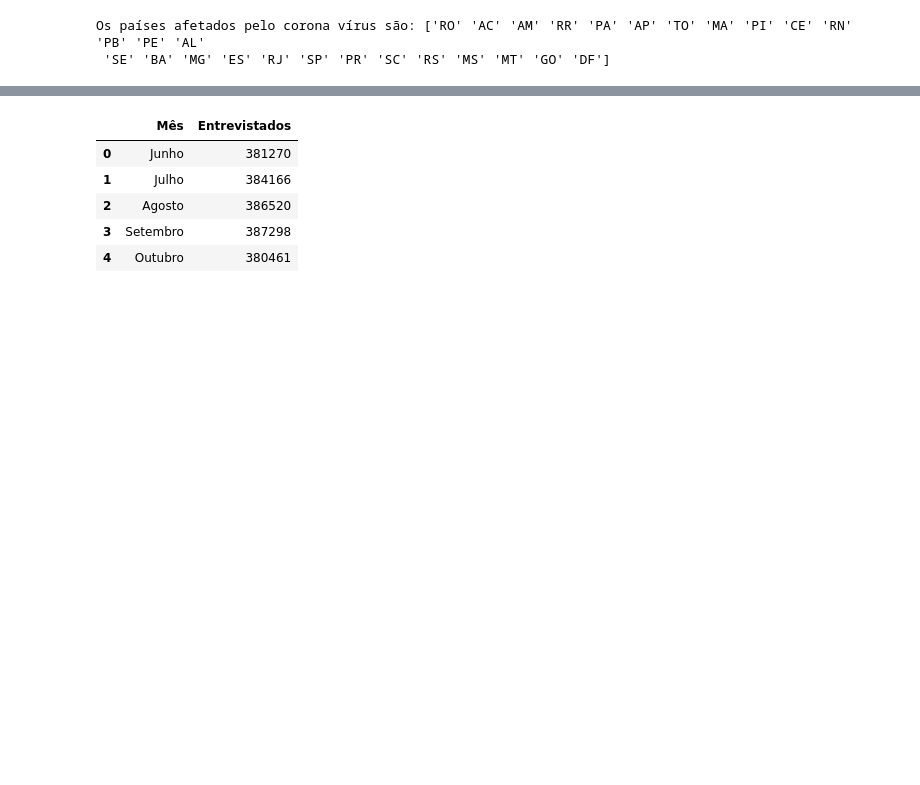
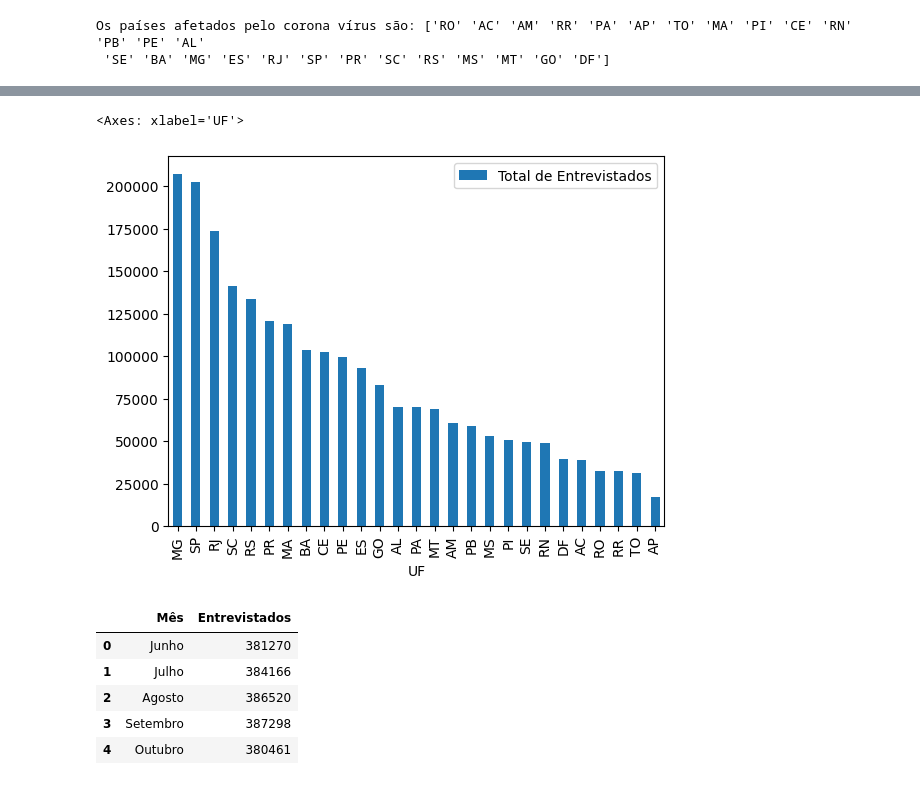
Before and after one commit to Iana-Neri22/AnalyticsStudies, a Jupyter notebook: analise_covid.ipynb, the cells around one changed output, grey strips where cells are left out. Drawn from its saved outputs; the diff is of its cells as text; code cells hidden in the pictures; blank space fills up the shorter version.

Commit message:
Gráfico entrevistados por estado

```diff
--- a/analise_covid.ipynb
+++ b/analise_covid.ipynb
@@ -243,0 +244,7 @@ Ao total foram: 27 estados participantes da pesquisa
+# %%
+# Quais estados tiveram o maior número de entrevistados?
+entrevistados_uf = df.groupby(['UF'])['Mes_Pesquisa'].count()
+entrevistados_uf = pd.DataFrame({'UF': entrevistados_uf.index, 'Total de Entrevistados':entrevistados_uf.values})
+entrevistados_uf = entrevistados_uf.replace({"Mês": dict_mes})
+entrevistados_uf = entrevistados_uf.sort_values(by=['Total de Entrevistados', 'UF'], ascending=[False, True])
+display(entrevistados_uf)
@@ -244,3 +269,8 @@ Ao total foram: 27 estados participantes da pesquisa
+# %%
+entrevistados_uf.plot(x="UF", y="Total de Entrevistados", kind='bar')
+# %% [output]
+<Axes: xlabel='UF'>
+[figure, added]
 # %%
 evolucao = df.groupby(['Mes_Pesquisa'])['UF'].count()
 evolucao = pd.DataFrame({'Mês': evolucao.index, 'Entrevistados':evolucao.values})
```
Also changed, not shown: parts of 2 cells of this notebook.
